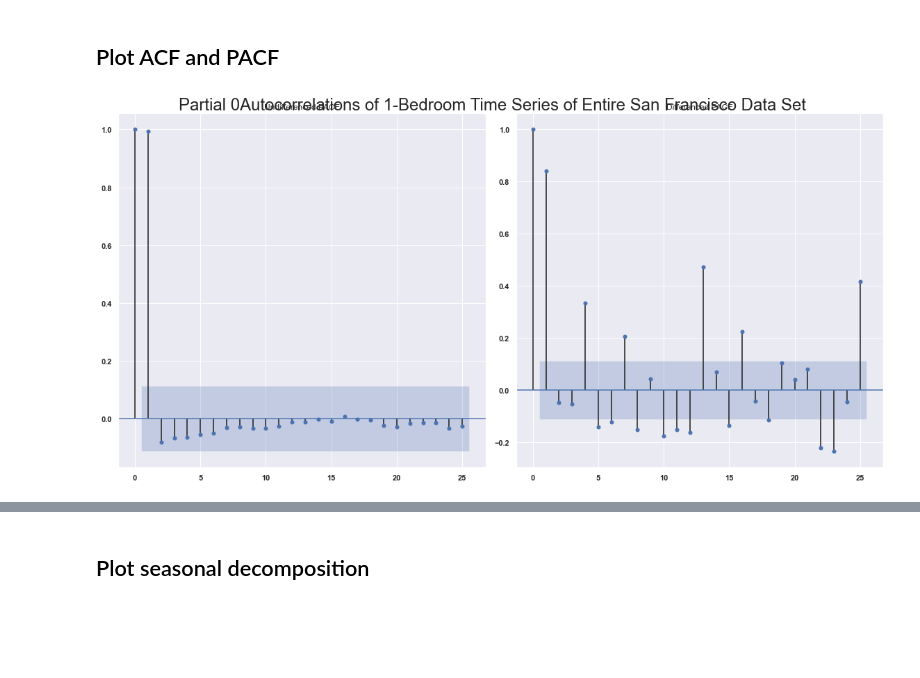
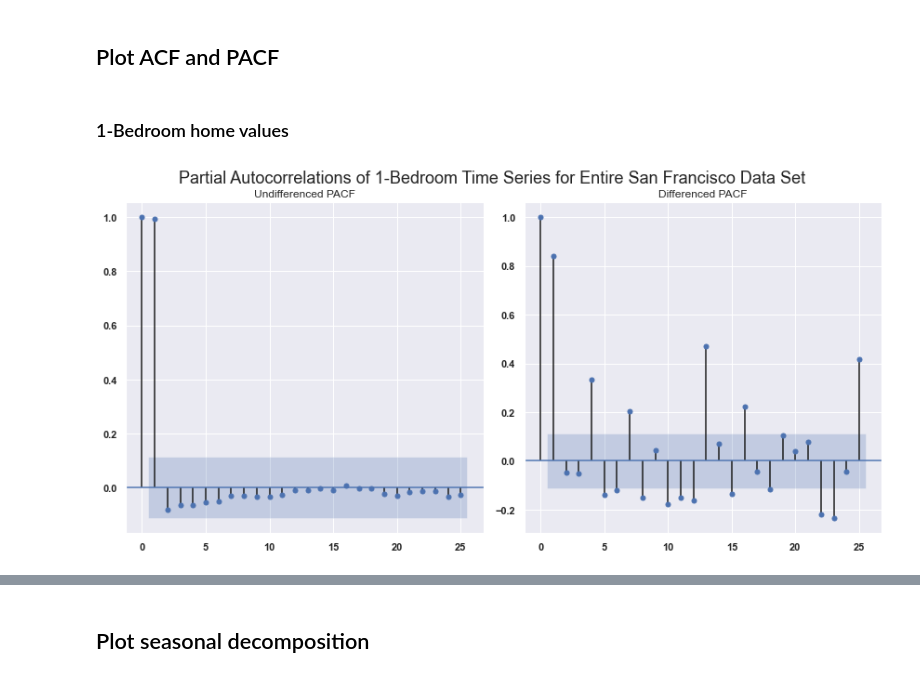
Before and after one commit to eggrollofchaos/zillow_housing_project, a Jupyter notebook: zillow_housing_final.ipynb, the cells around one changed output, grey strips where cells are left out. Cells and saved outputs as stored; diff of their text form; code cells hidden in the pictures; blank space fills up the shorter version.

```diff
--- a/zillow_housing_final.ipynb
+++ b/zillow_housing_final.ipynb
@@ -303,14 +282,16 @@ sf_1_dict[keys_1[0]]
 # %% [markdown]
 ## Plot ACF and PACF
+# %% [markdown]
+### 1-Bedroom home values
 # %%
-pacf_1_fig, ax = plt.subplots(1, 2, figsize=(16, 8))
-pacf_1_fig.suptitle('Partial 0Autocorrelations of 1-Bedroom Time Series of Entire San Francisco Data Set', fontsize=24)
+pacf_1_fig, ax = plt.subplots(1, 2, figsize=(12, 6))
+pacf_1_fig.suptitle('Partial Autocorrelations of 1-Bedroom Time Series for Entire San Francisco Data Set', fontsize=18)
 plot_pacf(sf_1_all, ax=ax[0])
 ax[0].set_title('Undifferenced PACF')
 plot_pacf(sf_1_all.diff().dropna(), ax=ax[1])
 ax[1].set_title('Differenced PACF')
 pacf_1_fig.tight_layout()
-pacf_1_fig.subplots_adjust(top=0.94)
+pacf_1_fig.subplots_adjust(top=0.9)
 plt.savefig('images/1_bdrm_PACF.png')
 # %% [output]
-[figure, old version]
+[figure, new version]
```
Also changed, not shown: parts of 7 cells of this notebook, 3 other files.
